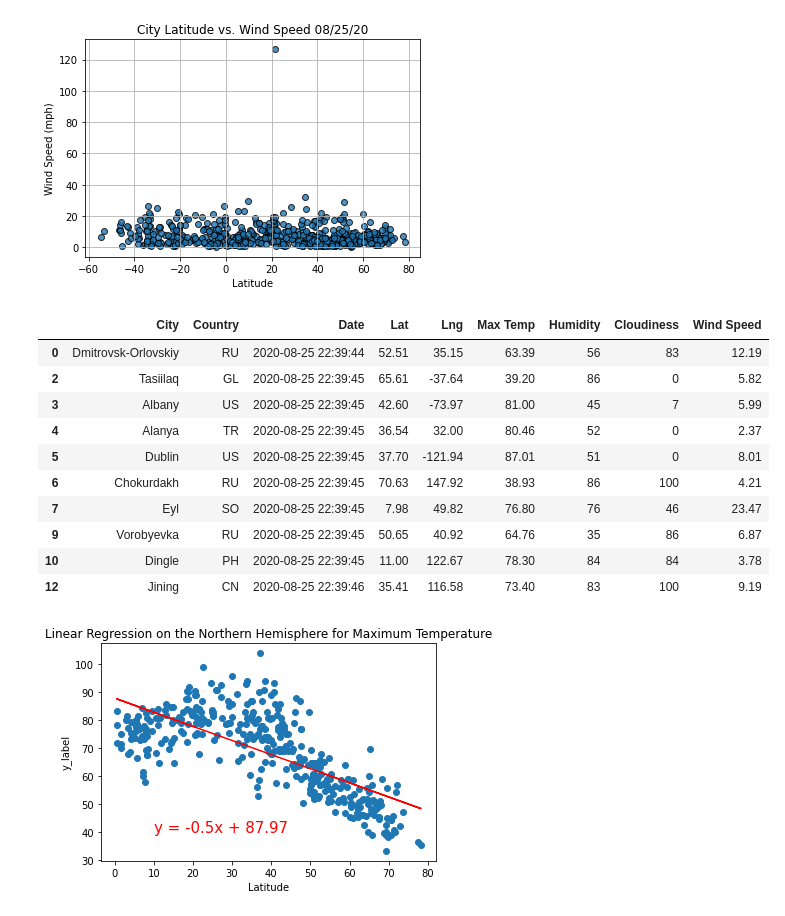
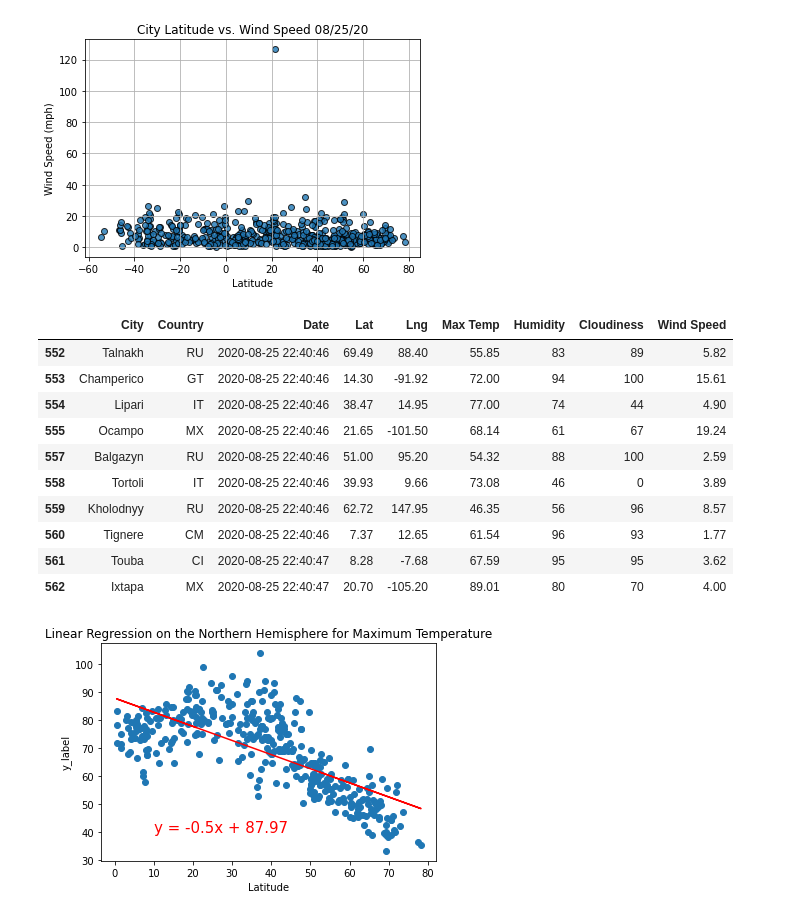
Before and after one commit to soudersmax/world_weather_analysis, a Jupyter notebook: WeatherPy.ipynb, the cells around one changed output. Drawn from its saved outputs; the diff is of its cells as text; code cells hidden in the pictures.

```diff
--- a/WeatherPy.ipynb
+++ b/WeatherPy.ipynb
@@ -204,43 +204,43 @@ plt.savefig("weather_data/Fig4.png")
 # %%
 ## Plot linear regresstions
 #Create a function to perform linear regression on the weather data, plot reg line, print equation
 def plot_linear_regression(x_values, y_values, title, y_label, text_coordinates):
 
     # Run regression on hemisphere weather data.
     (slope, intercept, r_value, p_value, std_error) = linregress(x_values,y_values)
 
     # Calculate the regression line y_values from the slope and intercept
     regress_values = x_values * slope + intercept
 
     #Get the equation of the line
     line_eq = "y = " + str(round(slope,2)) + "x + " + str(round(intercept,2))
 
     # Create scatter plot and plot reg line
     plt.scatter(x_values,y_values)
     plt.plot(x_values,regress_values, "r")
 
     # Annotate the text for the line equation
     plt.annotate(line_eq, text_coordinates, fontsize=15, color="red")
     plt.xlabel("Latitude")
     plt.ylabel("y_label")
     plt.title(title)
 
 # Create Northern and Southern Hemisphere DataFrames.
 northern_hemi_df = city_data_df.loc[(city_data_df["Lat"] >= 0)]
 southern_hemi_df = city_data_df.loc[(city_data_df["Lat"] < 0)]
-northern_hemi_df.head(10)
+northern_hemi_df.tail(10)
 # %% [output]
 |  | City | Country | Date | Lat | Lng | Max Temp | Humidity | Cloudiness | Wind Speed |
-| 0 | Dmitrovsk-Orlovskiy | RU | 2020-08-25 22:39:44 | 52.51 | 35.15 | 63.39 | 56 | 83 | 12.19 |
-| 2 | Tasiilaq | GL | 2020-08-25 22:39:45 | 65.61 | -37.64 | 39.20 | 86 | 0 | 5.82 |
-| 3 | Albany | US | 2020-08-25 22:39:45 | 42.60 | -73.97 | 81.00 | 45 | 7 | 5.99 |
-| 4 | Alanya | TR | 2020-08-25 22:39:45 | 36.54 | 32.00 | 80.46 | 52 | 0 | 2.37 |
-| 5 | Dublin | US | 2020-08-25 22:39:45 | 37.70 | -121.94 | 87.01 | 51 | 0 | 8.01 |
-| 6 | Chokurdakh | RU | 2020-08-25 22:39:45 | 70.63 | 147.92 | 38.93 | 86 | 100 | 4.21 |
-| 7 | Eyl | SO | 2020-08-25 22:39:45 | 7.98 | 49.82 | 76.80 | 76 | 46 | 23.47 |
-| 9 | Vorobyevka | RU | 2020-08-25 22:39:45 | 50.65 | 40.92 | 64.76 | 35 | 86 | 6.87 |
-| 10 | Dingle | PH | 2020-08-25 22:39:45 | 11.00 | 122.67 | 78.30 | 84 | 84 | 3.78 |
-| 12 | Jining | CN | 2020-08-25 22:39:46 | 35.41 | 116.58 | 73.40 | 83 | 100 | 9.19 |
+| 552 | Talnakh | RU | 2020-08-25 22:40:46 | 69.49 | 88.40 | 55.85 | 83 | 89 | 5.82 |
+| 553 | Champerico | GT | 2020-08-25 22:40:46 | 14.30 | -91.92 | 72.00 | 94 | 100 | 15.61 |
+| 554 | Lipari | IT | 2020-08-25 22:40:46 | 38.47 | 14.95 | 77.00 | 74 | 44 | 4.90 |
+| 555 | Ocampo | MX | 2020-08-25 22:40:46 | 21.65 | -101.50 | 68.14 | 61 | 67 | 19.24 |
+| 557 | Balgazyn | RU | 2020-08-25 22:40:46 | 51.00 | 95.20 | 54.32 | 88 | 100 | 2.59 |
+| 558 | Tortoli | IT | 2020-08-25 22:40:46 | 39.93 | 9.66 | 73.08 | 46 | 0 | 3.89 |
+| 559 | Kholodnyy | RU | 2020-08-25 22:40:46 | 62.72 | 147.95 | 46.35 | 56 | 96 | 8.57 |
+| 560 | Tignere | CM | 2020-08-25 22:40:46 | 7.37 | 12.65 | 61.54 | 96 | 93 | 1.77 |
+| 561 | Touba | CI | 2020-08-25 22:40:47 | 8.28 | -7.68 | 67.59 | 95 | 95 | 3.62 |
+| 562 | Ixtapa | MX | 2020-08-25 22:40:47 | 20.70 | -105.20 | 89.01 | 80 | 70 | 4.00 |
 # %%
 # Linear regression on max temperature for N. Hemisphere
 x_values = northern_hemi_df["Lat"]
```
Also changed, not shown: parts of 2 cells of this notebook, 1 other file.
